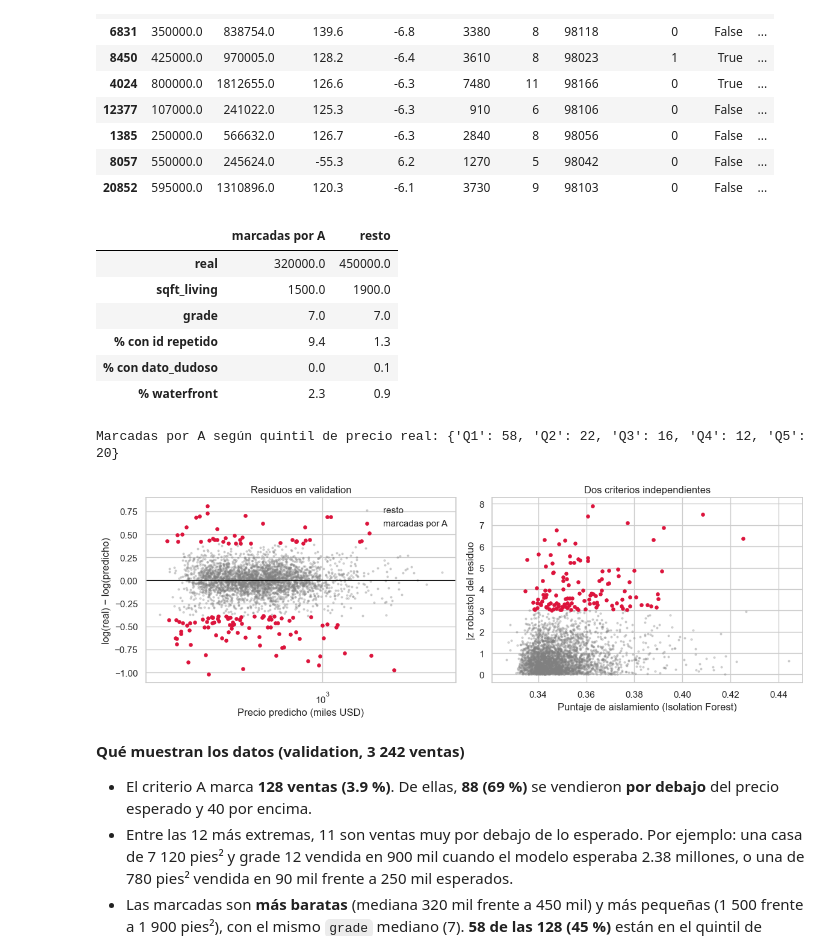
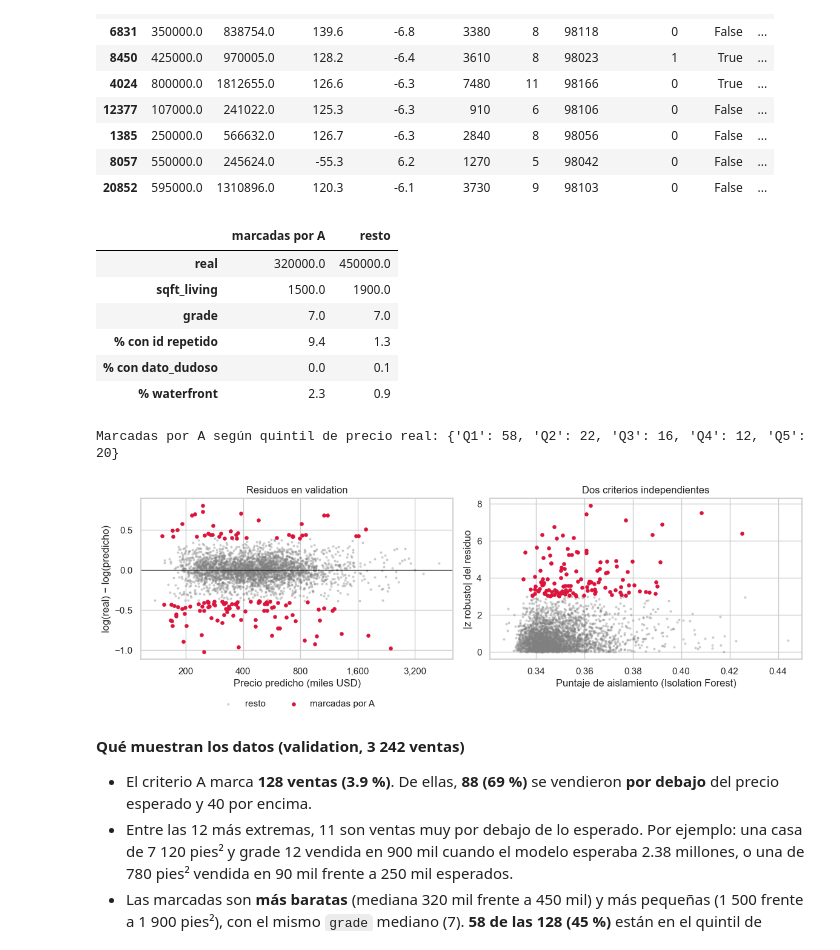
Before and after one commit to lvanCR/cc209-precios-inmobiliarios, a Jupyter notebook: notebooks/04_baseline_y_modelos.ipynb, the cells around one changed output. Cells and saved outputs as stored; diff of their text form; code cells hidden in the pictures.

Commit message:
fix: marcas legibles en los ejes logaritmicos de las figuras de modelos

```diff
--- a/notebooks/04_baseline_y_modelos.ipynb
+++ b/notebooks/04_baseline_y_modelos.ipynb
@@ -30,6 +30,17 @@ def guardar_fig(nombre):
     plt.savefig(FIG / f"{nombre}.png", dpi=150, bbox_inches="tight")
 
 
+def ejes_miles(ax, ejes="xy"):
+    # Marcas legibles (miles de USD) en ejes logarítmicos
+    from matplotlib.ticker import FixedLocator, FuncFormatter, NullFormatter
+    marcas = [100, 200, 400, 800, 1600, 3200, 6400]
+    for nombre in ejes:
+        eje = ax.xaxis if nombre == "x" else ax.yaxis
+        eje.set_major_locator(FixedLocator(marcas))
+        eje.set_major_formatter(FuncFormatter(lambda v, _: f"{v:,.0f}"))
+        eje.set_minor_formatter(NullFormatter())
+
+
 pd.set_option("display.width", 160)
 pd.set_option("display.max_columns", 30)
 sns.set_theme(style="whitegrid")
@@ -911,35 +922,36 @@ resumen_cmp.loc["% con id repetido"] = [100 * vv.loc[marca_A, "id_repetido"].mea
 resumen_cmp.loc["% con dato_dudoso"] = [100 * vv.loc[marca_A, "dato_dudoso"].mean(), 100 * vv.loc[~marca_A, "dato_dudoso"].mean()]
 resumen_cmp.loc["% waterfront"] = [100 * vv.loc[marca_A, "waterfront"].mean(), 100 * vv.loc[~marca_A, "waterfront"].mean()]
 display(resumen_cmp.round(1))
 
 q = pd.qcut(vv["real"], 5, labels=["Q1", "Q2", "Q3", "Q4", "Q5"])
 print("Marcadas por A según quintil de precio real:", vv.loc[marca_A].groupby(q[marca_A], observed=False).size().to_dict())
 
 fig, axes = plt.subplots(1, 2, figsize=(12, 4.2))
 axes[0].scatter(pred_val["XGBoost"][~marca_A] / 1e3, r[~marca_A], s=4, alpha=.3, color="gray", label="resto")
 axes[0].scatter(pred_val["XGBoost"][marca_A] / 1e3, r[marca_A], s=14, color="crimson", label="marcadas por A")
 axes[0].axhline(0, color="black", lw=.8)
 axes[0].set_xscale("log"); axes[0].set_xlabel("Precio predicho (miles USD)"); axes[0].set_ylabel("log(real) − log(predicho)")
-axes[0].set_title("Residuos en validation"); axes[0].legend(frameon=False)
+axes[0].set_title("Residuos en validation"); ejes_miles(axes[0], "x")
+axes[0].legend(frameon=False, loc="upper center", bbox_to_anchor=(0.5, -0.2), ncol=2)
 axes[1].scatter(aislamiento[~marca_A], np.abs(z_rob)[~marca_A], s=4, alpha=.3, color="gray")
 axes[1].scatter(aislamiento[marca_A], np.abs(z_rob)[marca_A], s=14, color="crimson")
 axes[1].set_xlabel("Puntaje de aislamiento (Isolation Forest)"); axes[1].set_ylabel("|z robusto| del residuo")
 axes[1].set_title("Dos criterios independientes")
 plt.tight_layout()
 guardar_fig("anomalias_01_residuos_e_isolation_forest")
 plt.show()
 
 top[cols].to_csv(TAB / "anomalias_candidatas_validation.csv")
 # %% [output]
 |  | marcadas por A | resto |
 | real | 320000.0 | 450000.0 |
 | sqft_living | 1500.0 | 1900.0 |
 | grade | 7.0 | 7.0 |
 | % con id repetido | 9.4 | 1.3 |
 | % con dato_dudoso | 0.0 | 0.1 |
 | % waterfront | 2.3 | 0.9 |
 Marcadas por A según quintil de precio real: {'Q1': 58, 'Q2': 22, 'Q3': 16, 'Q4': 12, 'Q5': 20}
-[figure, old version]
+[figure, new version]
 # %% [markdown]
 **Qué muestran los datos (validation, 3 242 ventas)**
 - El criterio A marca **128 ventas (3.9 %)**. De ellas, **88 (69 %)** se vendieron **por debajo** del precio esperado y 40 por encima.
```
Also changed, not shown: parts of 3 cells of this notebook, 4 other files.
